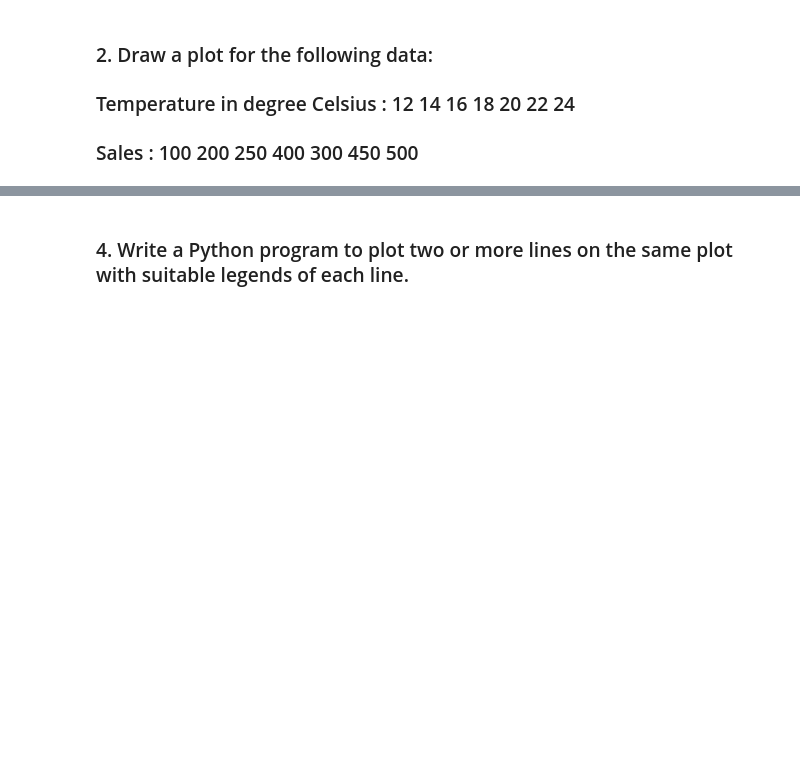
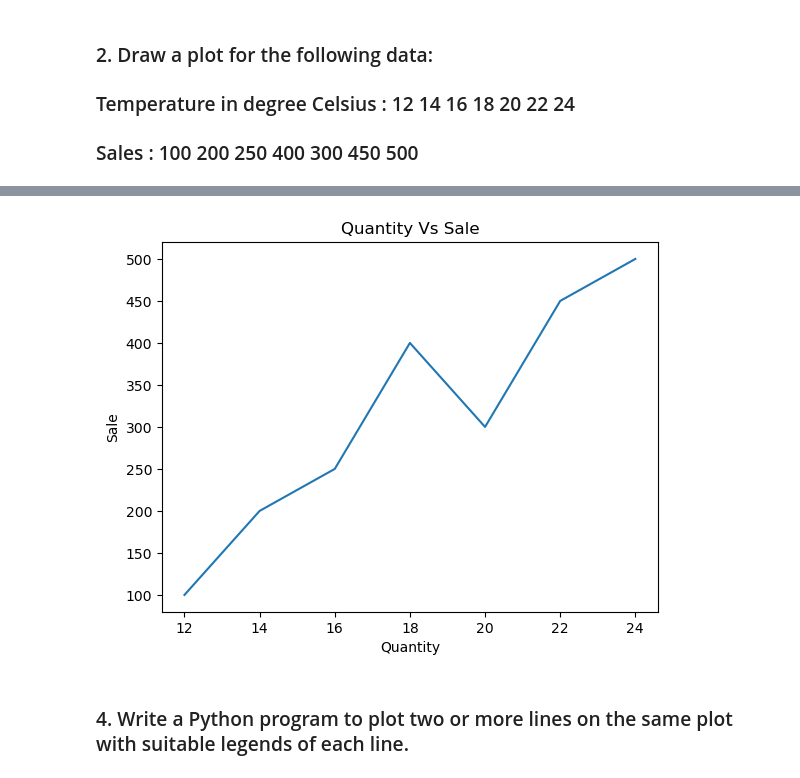
Before and after one commit to Anandv0007/S3_MCA, a Jupyter notebook: DATA SCIENCE/Matplotlib.ipynb, the cells around one changed output, grey strips where cells are left out. Saved outputs shown, nothing was run; the diff lists cells and outputs as text; code cells hidden in the pictures; blank space fills up the shorter version.

```diff
--- a/DATA SCIENCE/Matplotlib.ipynb
+++ b/DATA SCIENCE/Matplotlib.ipynb
@@ -19,2 +32,21 @@ NameError: name 'X' is not defined
+# %%
+f_name = 'data.txt'
+
+with open(f_name,'r') as file:
+    line = file.readlines()
+
+
+quantity = list(map(float,line[0].strip().split(',')))
+sale = list(map(float,line[1].strip().split(',')))
+
+plt.plot(quantity, sale)
+
+plt.title("Quantity Vs Sale")
+plt.xlabel("Quantity")
+plt.ylabel("Sale")
+
+plt.show()
+# %% [output]
+[figure, added]
 # %% [markdown]
 ### 4. Write a Python program to plot two or more lines on the same plot with suitable legends of each line.
```
Also changed, not shown: parts of 5 cells of this notebook, 1 other file.
